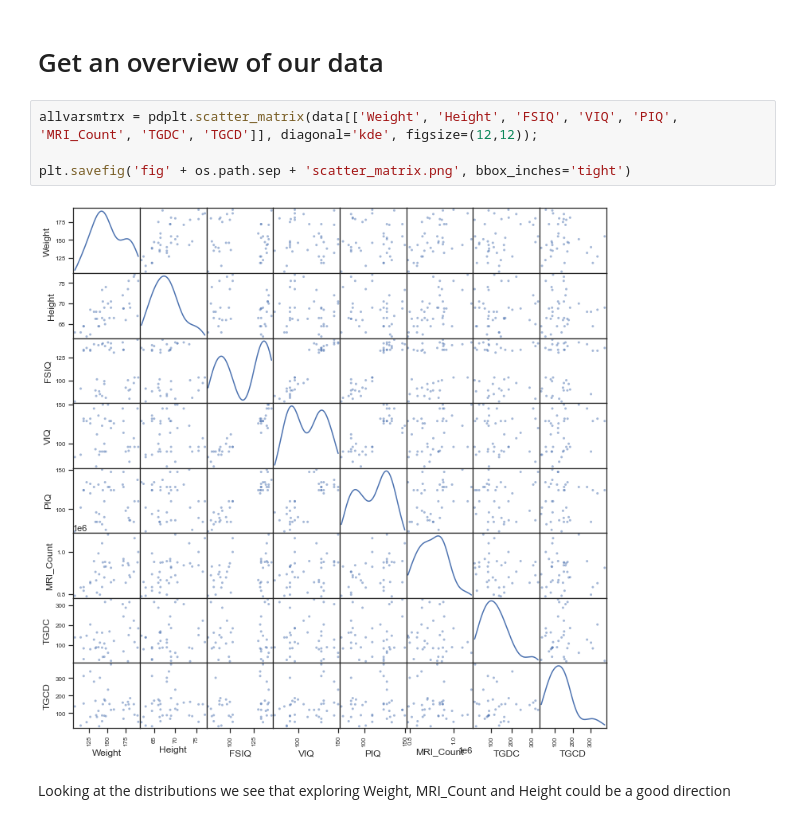
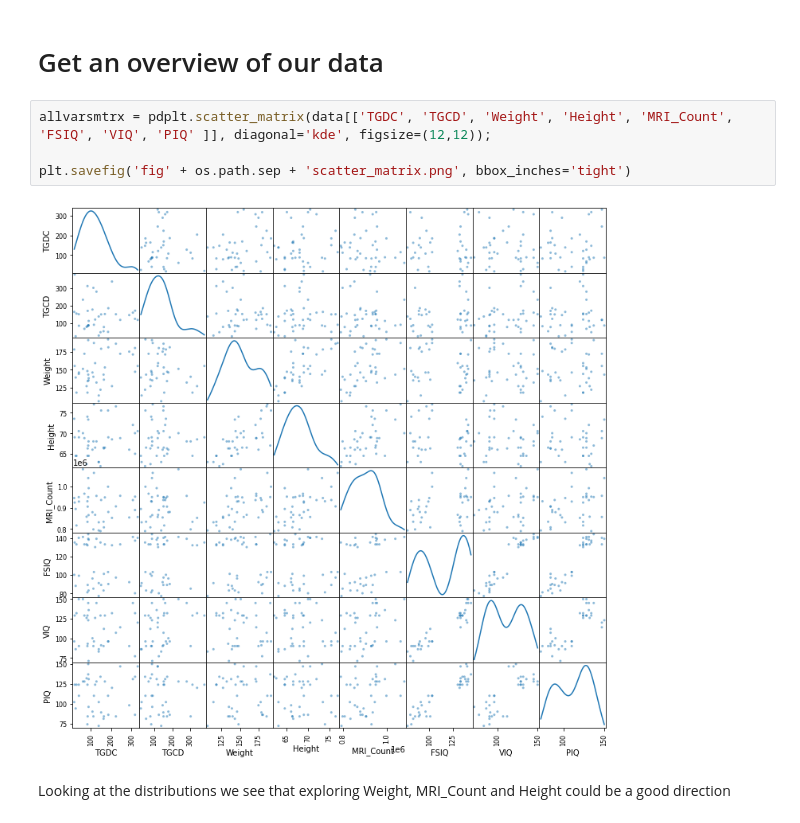
Before and after one commit to marcelfarres/Farres-M-QLSC612, a Jupyter notebook: myanalysis.ipynb, the cells around one changed output. Saved outputs shown, nothing was run; the diff lists cells and outputs as text.

```diff
--- a/myanalysis.ipynb
+++ b/myanalysis.ipynb
@@ -140,11 +141,11 @@ data.describe()
 # %% [markdown]
 # Get an overview of our data
 # %%
-allvarsmtrx = pdplt.scatter_matrix(data[['Weight', 'Height', 'FSIQ', 'VIQ', 'PIQ', 'MRI_Count', 'TGDC', 'TGCD']], diagonal='kde', figsize=(12,12));
+allvarsmtrx = pdplt.scatter_matrix(data[['TGDC', 'TGCD', 'Weight', 'Height', 'MRI_Count', 'FSIQ', 'VIQ', 'PIQ' ]], diagonal='kde', figsize=(12,12));
 
 plt.savefig('fig' + os.path.sep + 'scatter_matrix.png', bbox_inches='tight')
 # %% [output]
-[figure, old version]
+[figure, new version]
 # %% [markdown]
 Looking at the distributions we see that exploring Weight, MRI_Count and Height could be a good direction
 # %%
```
Also changed, not shown: parts of 13 cells of this notebook, 6 other files.
